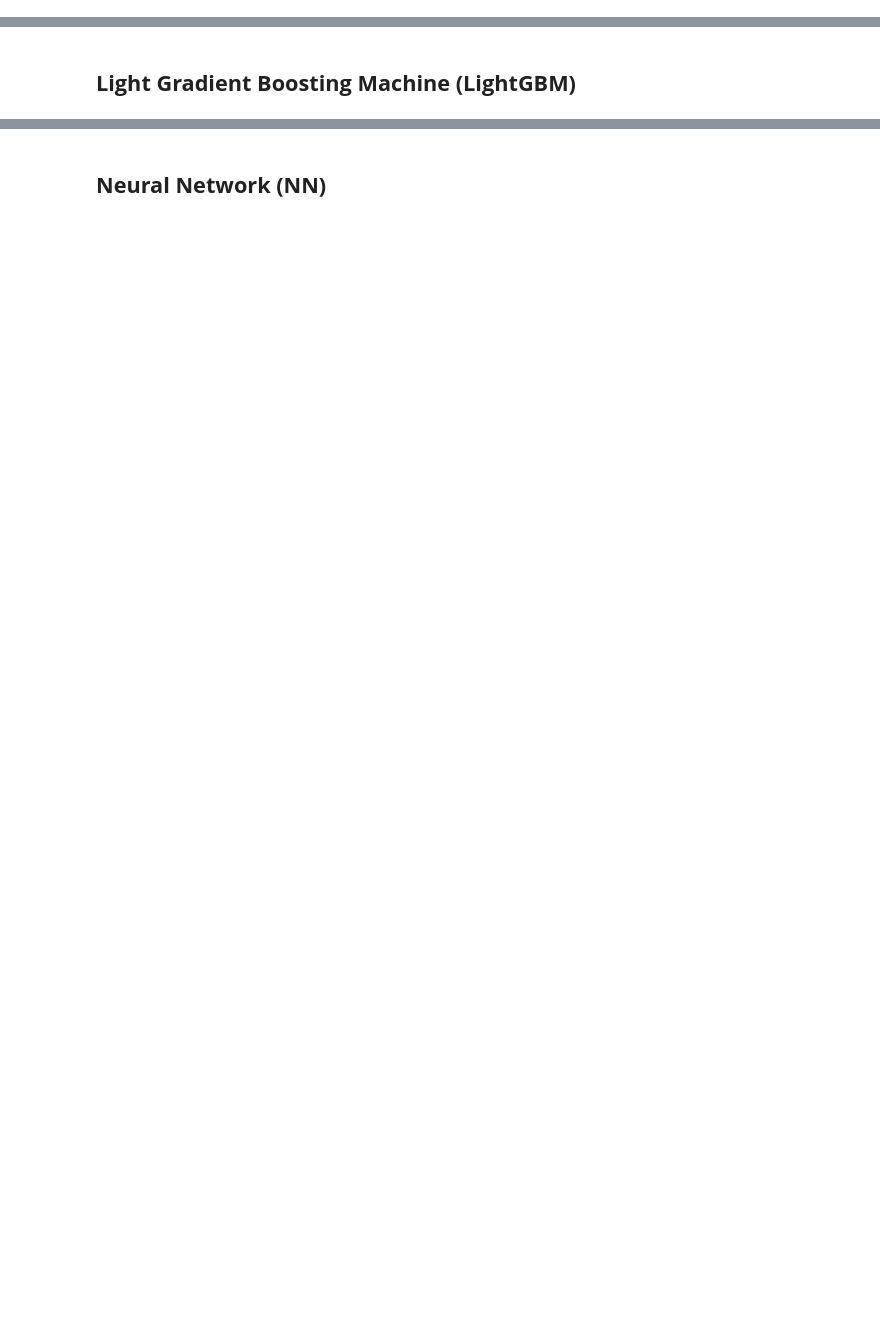
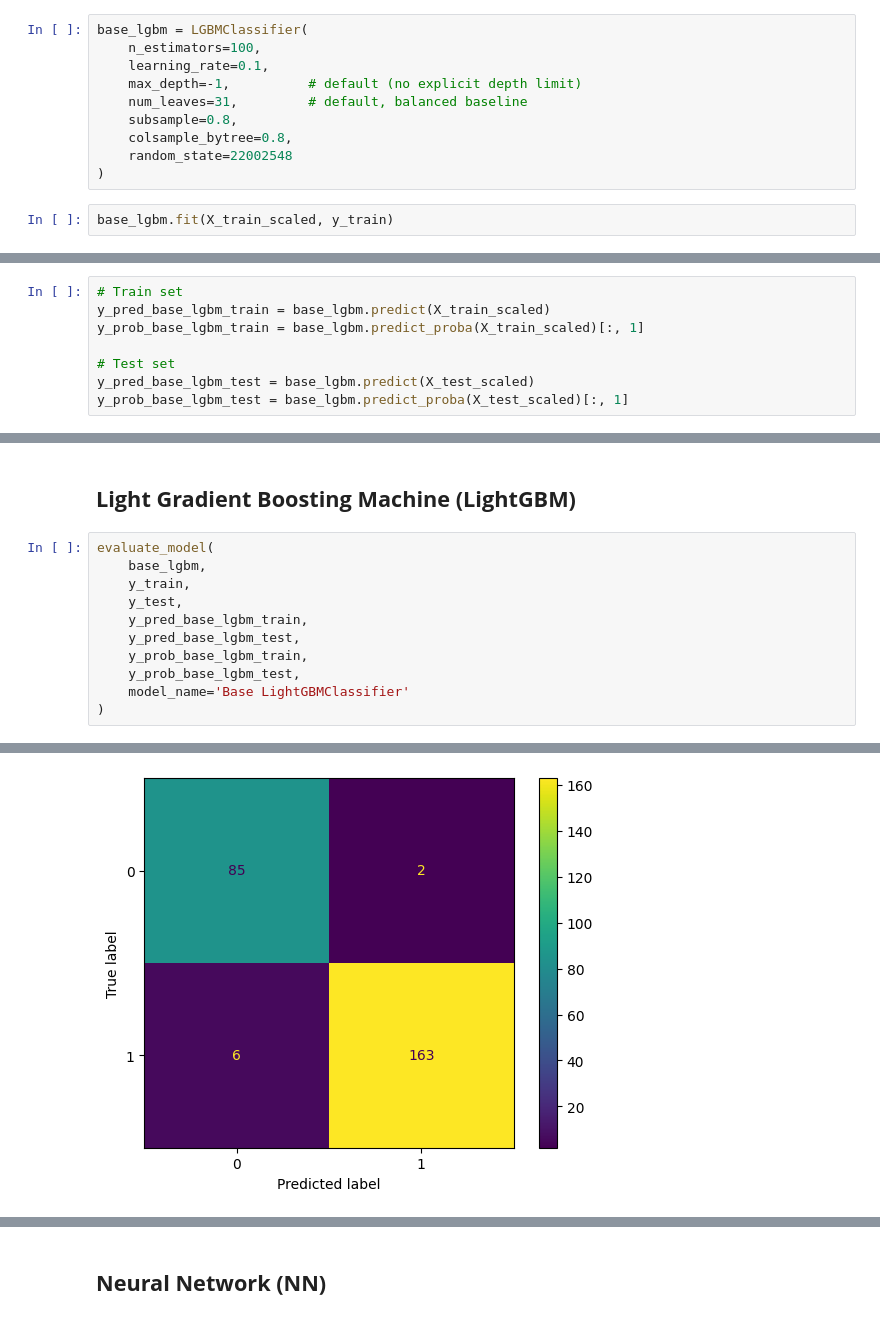
Before and after one commit to hazhalim/dmw-group-project, a Jupyter notebook: WIE3007_Group_Project_Group_11.ipynb, the cells around one changed output, grey strips where cells are left out. Saved outputs shown, nothing was run; the diff lists cells and outputs as text; blank space fills up the shorter version.

Commit message:
My task completed. Models done XGBoost and LightGBM

```diff
--- a/WIE3007_Group_Project_Group_11.ipynb
+++ b/WIE3007_Group_Project_Group_11.ipynb
@@ -424,0 +427,12 @@ y_prob_base_xgb_test = base_xgb.predict_proba(X_test_scaled)[:, 1]
+# %%
+base_lgbm = LGBMClassifier(
+    n_estimators=100,
+    learning_rate=0.1,
+    max_depth=-1,          # default (no explicit depth limit)
+    num_leaves=31,         # default, balanced baseline
+    subsample=0.8,
+    colsample_bytree=0.8,
+    random_state=22002548
+)
+# %%
+base_lgbm.fit(X_train_scaled, y_train)
@@ -425,3 +453,11 @@ y_prob_base_xgb_test = base_xgb.predict_proba(X_test_scaled)[:, 1]
+# %%
+# Train set
+y_pred_base_lgbm_train = base_lgbm.predict(X_train_scaled)
+y_prob_base_lgbm_train = base_lgbm.predict_proba(X_train_scaled)[:, 1]
+
+# Test set
+y_pred_base_lgbm_test = base_lgbm.predict(X_test_scaled)
+y_prob_base_lgbm_test = base_lgbm.predict_proba(X_test_scaled)[:, 1]
 # %% [markdown]
 ## **Neural Network (NN)**
 # %% [markdown]
@@ -635,2 +826,14 @@ NameError: name 'evaluate_model' is not defined
 # %% [markdown]
 ## **Light Gradient Boosting Machine (LightGBM)**
+# %%
+evaluate_model(
+    base_lgbm,
+    y_train,
+    y_test,
+    y_pred_base_lgbm_train,
+    y_pred_base_lgbm_test,
+    y_prob_base_lgbm_train,
+    y_prob_base_lgbm_test,
+    model_name='Base LightGBMClassifier'
+)
+# %% [output]
@@ -636,0 +869 @@ NameError: name 'evaluate_model' is not defined
+[figure, added]
```
Also changed, not shown: parts of 11 cells of this notebook.
